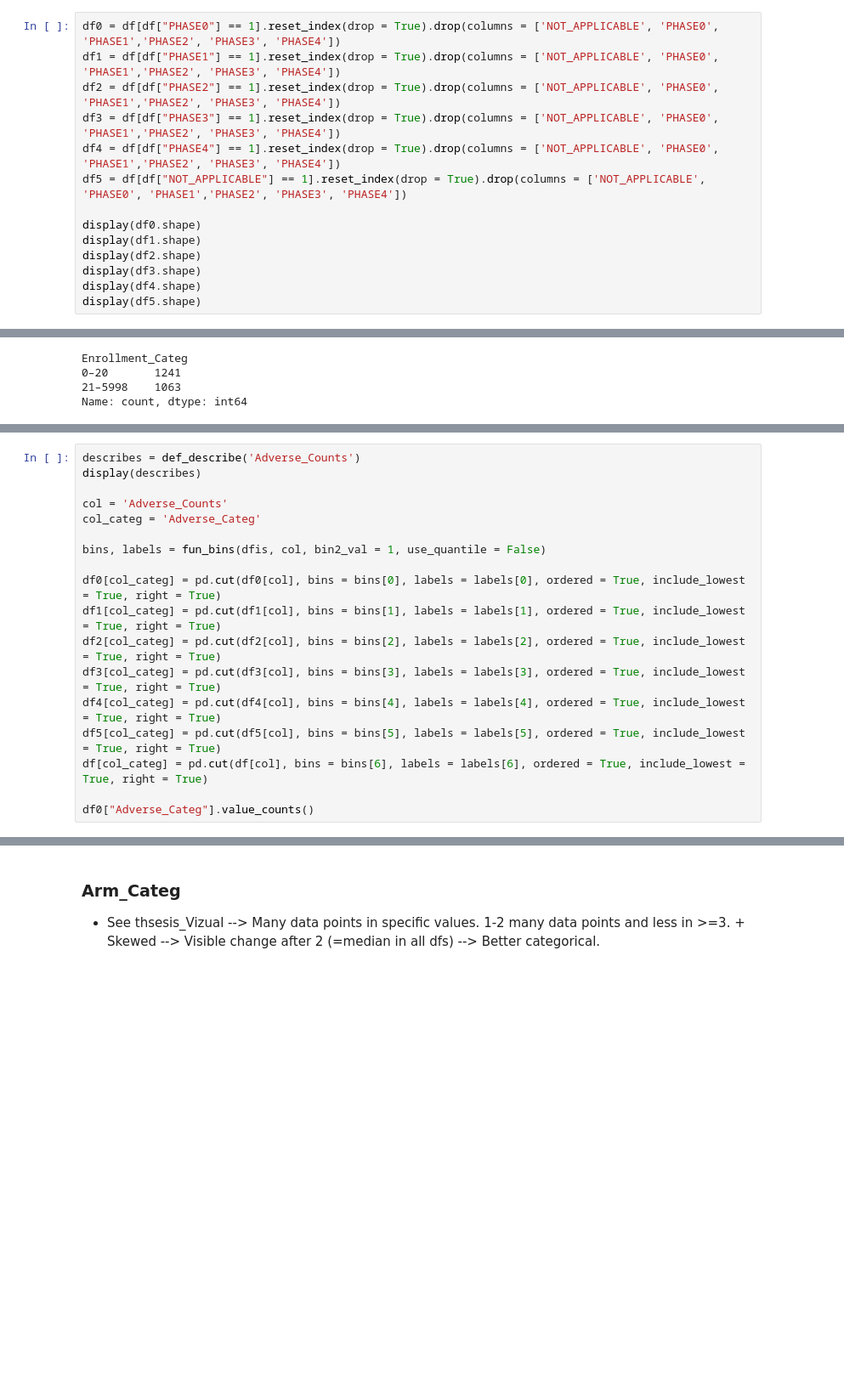
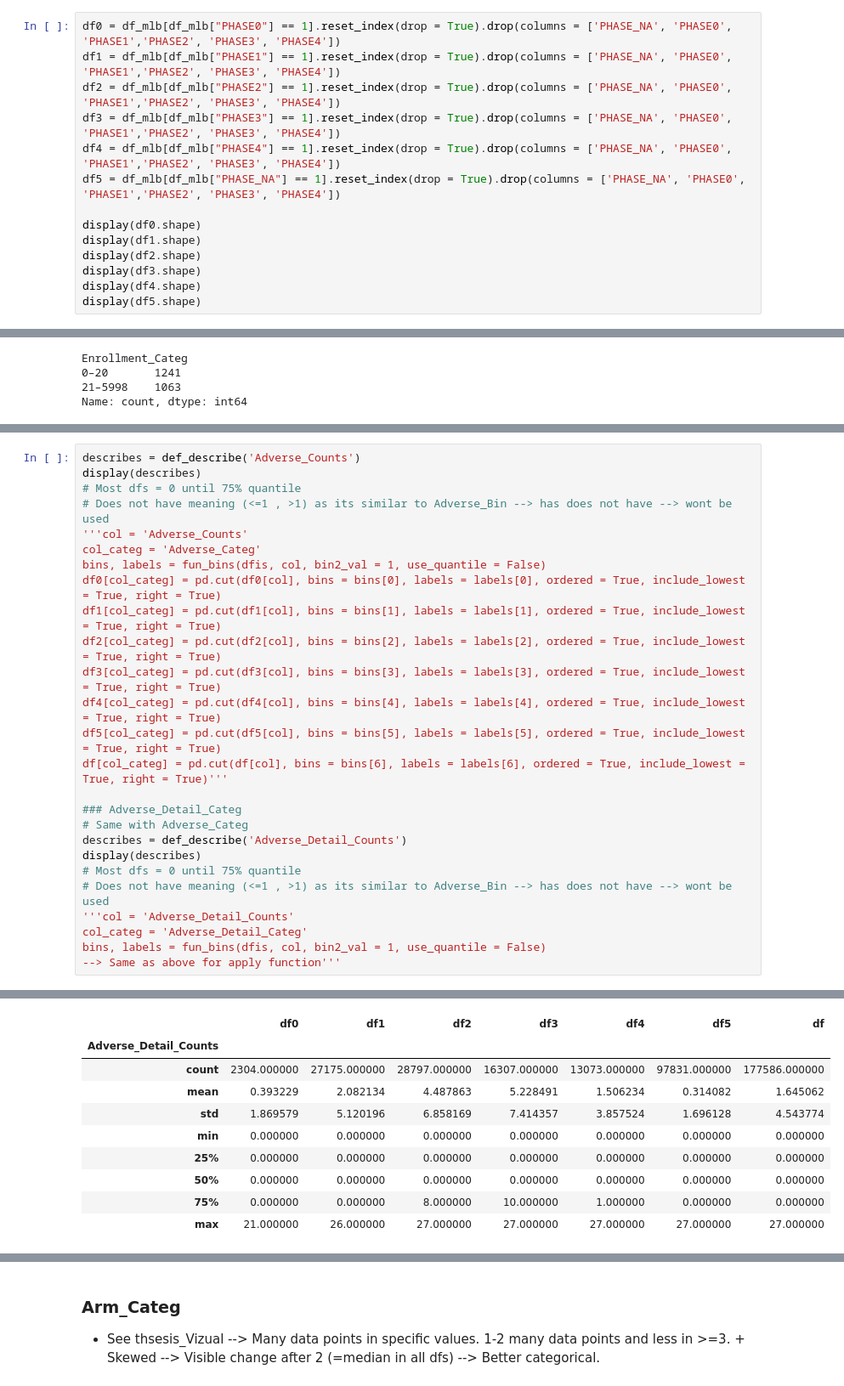
Before and after one commit to AndreouEugenia/Thesis, a Jupyter notebook: Thesis_Data.ipynb, the cells around one changed output, grey strips where cells are left out. Shown: that part at 85% size. Saved outputs shown, nothing was run; the diff lists cells and outputs as text; blank space fills up the shorter version.

```diff
--- a/Thesis_Data.ipynb
+++ b/Thesis_Data.ipynb
@@ -1942,10 +1865,10 @@ df.head(2)
 # %%
-df0 = df[df["PHASE0"] == 1].reset_index(drop = True).drop(columns = ['NOT_APPLICABLE', 'PHASE0', 'PHASE1','PHASE2', 'PHASE3', 'PHASE4'])
-df1 = df[df["PHASE1"] == 1].reset_index(drop = True).drop(columns = ['NOT_APPLICABLE', 'PHASE0', 'PHASE1','PHASE2', 'PHASE3', 'PHASE4'])
-df2 = df[df["PHASE2"] == 1].reset_index(drop = True).drop(columns = ['NOT_APPLICABLE', 'PHASE0', 'PHASE1','PHASE2', 'PHASE3', 'PHASE4'])
-df3 = df[df["PHASE3"] == 1].reset_index(drop = True).drop(columns = ['NOT_APPLICABLE', 'PHASE0', 'PHASE1','PHASE2', 'PHASE3', 'PHASE4'])
-df4 = df[df["PHASE4"] == 1].reset_index(drop = True).drop(columns = ['NOT_APPLICABLE', 'PHASE0', 'PHASE1','PHASE2', 'PHASE3', 'PHASE4'])
-df5 = df[df["NOT_APPLICABLE"] == 1].reset_index(drop = True).drop(columns = ['NOT_APPLICABLE', 'PHASE0', 'PHASE1','PHASE2', 'PHASE3', 'PHASE4'])
+df0 = df_mlb[df_mlb["PHASE0"] == 1].reset_index(drop = True).drop(columns = ['PHASE_NA', 'PHASE0', 'PHASE1','PHASE2', 'PHASE3', 'PHASE4'])
+df1 = df_mlb[df_mlb["PHASE1"] == 1].reset_index(drop = True).drop(columns = ['PHASE_NA', 'PHASE0', 'PHASE1','PHASE2', 'PHASE3', 'PHASE4'])
+df2 = df_mlb[df_mlb["PHASE2"] == 1].reset_index(drop = True).drop(columns = ['PHASE_NA', 'PHASE0', 'PHASE1','PHASE2', 'PHASE3', 'PHASE4'])
+df3 = df_mlb[df_mlb["PHASE3"] == 1].reset_index(drop = True).drop(columns = ['PHASE_NA', 'PHASE0', 'PHASE1','PHASE2', 'PHASE3', 'PHASE4'])
+df4 = df_mlb[df_mlb["PHASE4"] == 1].reset_index(drop = True).drop(columns = ['PHASE_NA', 'PHASE0', 'PHASE1','PHASE2', 'PHASE3', 'PHASE4'])
+df5 = df_mlb[df_mlb["PHASE_NA"] == 1].reset_index(drop = True).drop(columns = ['PHASE_NA', 'PHASE0', 'PHASE1','PHASE2', 'PHASE3', 'PHASE4'])
 
 display(df0.shape)
 display(df1.shape)
@@ -2052,29 +1977,47 @@ Name: count, dtype: int64
 # %%
 describes = def_describe('Adverse_Counts')
 display(describes)
-
-col = 'Adverse_Counts'
+# Most dfs = 0 until 75% quantile
+# Does not have meaning (<=1 , >1) as its similar to Adverse_Bin --> has does not have --> wont be  used
+'''col = 'Adverse_Counts'
 col_categ = 'Adverse_Categ'
-
 bins, labels = fun_bins(dfis, col, bin2_val = 1, use_quantile = False)
-
 df0[col_categ] = pd.cut(df0[col], bins = bins[0], labels = labels[0], ordered = True, include_lowest = True, right = True)
 df1[col_categ] = pd.cut(df1[col], bins = bins[1], labels = labels[1], ordered = True, include_lowest = True, right = True)
 df2[col_categ] = pd.cut(df2[col], bins = bins[2], labels = labels[2], ordered = True, include_lowest = True, right = True)
 df3[col_categ] = pd.cut(df3[col], bins = bins[3], labels = labels[3], ordered = True, include_lowest = True, right = True)
 df4[col_categ] = pd.cut(df4[col], bins = bins[4], labels = labels[4], ordered = True, include_lowest = True, right = True)
 df5[col_categ] = pd.cut(df5[col], bins = bins[5], labels = labels[5], ordered = True, include_lowest = True, right = True)
-df[col_categ] = pd.cut(df[col], bins = bins[6], labels = labels[6], ordered = True, include_lowest = True, right = True)
+df[col_categ] = pd.cut(df[col], bins = bins[6], labels = labels[6], ordered = True, include_lowest = True, right = True)'''
 
-df0["Adverse_Categ"].value_counts()
+### Adverse_Detail_Categ
+# Same with Adverse_Categ
+describes = def_describe('Adverse_Detail_Counts')
+display(describes)
+# Most dfs = 0 until 75% quantile
+# Does not have meaning (<=1 , >1) as its similar to Adverse_Bin --> has does not have --> wont be  used
+'''col = 'Adverse_Detail_Counts'
+col_categ = 'Adverse_Detail_Categ'
+bins, labels = fun_bins(dfis, col, bin2_val = 1, use_quantile = False)
+--> Same as above for apply function'''
 # %% [output]
 |  | df0 | df1 | df2 | df3 | df4 | df5 | df |
 | Adverse_Counts |  |  |  |  |  |  |  |
 | count | 2304.000000 | 27175.000000 | 28797.000000 | 16307.000000 | 13073.000000 | 97831.000000 | 177586.000000 |
 | mean | 0.980469 | 9.194922 | 32.399243 | 162.888882 | 28.143884 | 5.300631 | 25.291414 |
 | std | 6.281296 | 58.667264 | 123.021921 | 738.428413 | 655.397065 | 158.296170 | 315.460475 |
 | min | 0.000000 | 0.000000 | 0.000000 | 0.000000 | 0.000000 | 0.000000 | 0.000000 |
 | 25% | 0.000000 | 0.000000 | 0.000000 | 0.000000 | 0.000000 | 0.000000 | 0.000000 |
 | 50% | 0.000000 | 0.000000 | 0.000000 | 0.000000 | 0.000000 | 0.000000 | 0.000000 |
 | 75% | 0.000000 | 0.000000 | 19.000000 | 87.000000 | 0.000000 | 0.000000 | 0.000000 |
 | max | 130.000000 | 3385.000000 | 5288.000000 | 47910.000000 | 70245.000000 | 28085.000000 | 70245.000000 |
+|  | df0 | df1 | df2 | df3 | df4 | df5 | df |
+| Adverse_Detail_Counts |  |  |  |  |  |  |  |
+| count | 2304.000000 | 27175.000000 | 28797.000000 | 16307.000000 | 13073.000000 | 97831.000000 | 177586.000000 |
+| mean | 0.393229 | 2.082134 | 4.487863 | 5.228491 | 1.506234 | 0.314082 | 1.645062 |
+| std | 1.869579 | 5.120196 | 6.858169 | 7.414357 | 3.857524 | 1.696128 | 4.543774 |
+| min | 0.000000 | 0.000000 | 0.000000 | 0.000000 | 0.000000 | 0.000000 | 0.000000 |
+| 25% | 0.000000 | 0.000000 | 0.000000 | 0.000000 | 0.000000 | 0.000000 | 0.000000 |
+| 50% | 0.000000 | 0.000000 | 0.000000 | 0.000000 | 0.000000 | 0.000000 | 0.000000 |
+| 75% | 0.000000 | 0.000000 | 8.000000 | 10.000000 | 1.000000 | 0.000000 | 0.000000 |
+| max | 21.000000 | 26.000000 | 27.000000 | 27.000000 | 27.000000 | 27.000000 | 27.000000 |
```
Also changed, not shown: parts of 73 cells of this notebook, 2 other files.
